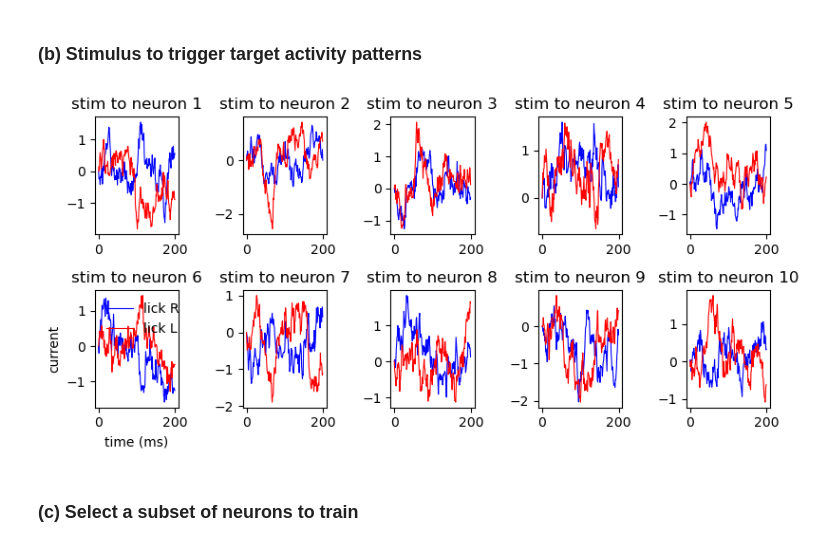
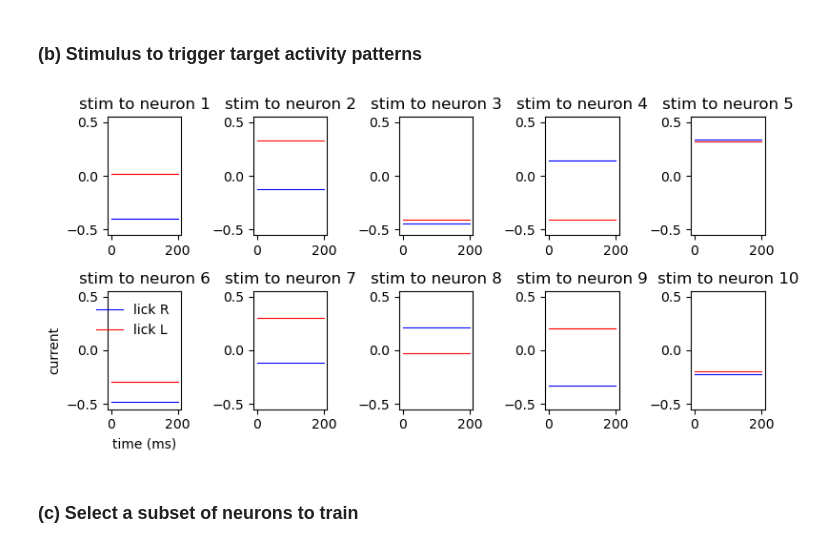
Before and after one commit to chrismkkim/TutorialCNS2025, a Jupyter notebook: train_spiking_balanced.ipynb, the cells around one changed output. Drawn from its saved outputs; the diff is of its cells as text; code cells hidden in the pictures.

```diff
--- a/train_spiking_balanced.ipynb
+++ b/train_spiking_balanced.ipynb
@@ -133,28 +129,31 @@ PyPlot.display_figs()
 # Generate stimulus to trigger response.
 include("src_spiking_balanced/genStim.jl")
 
-stim = Vector{Array{Float64,2}}()
+stim = Vector{Array{Float64,1}}()
 for lick = 1:2
     stim_val = genStim(p)
     push!(stim, stim_val);
 end
 # %%
+timev  = collect(0:200)
+nsteps = size(timev)
 figure(figsize=(8,4))
 for ci = 1:10
     subplot(2,5,ci)
     title("stim to neuron $(ci)")
-    plot(stim[1][1:10:end,ci], c="b", label="lick R", lw=0.8)
-    plot(stim[2][1:10:end,ci], c="r", label="lick L", lw=0.8)
+    plot(timev, stim[1][ci]*ones(nsteps), c="b", label="lick R", lw=0.8)
+    plot(timev, stim[2][ci]*ones(nsteps), c="r", label="lick L", lw=0.8)
+    ylim([-0.55,0.55])
     if ci == 6
         xlabel("time (ms)")
         ylabel("current")
         legend(frameon=false)
     end
 end
 tight_layout()
 PyPlot.display_figs()
 # %% [output]
-[figure, old version]
+[figure, new version]
 # %% [markdown]
 ### (c) Select a subset of neurons to train
 # %%
```
Also changed, not shown: parts of 10 cells of this notebook, 49 other files.
